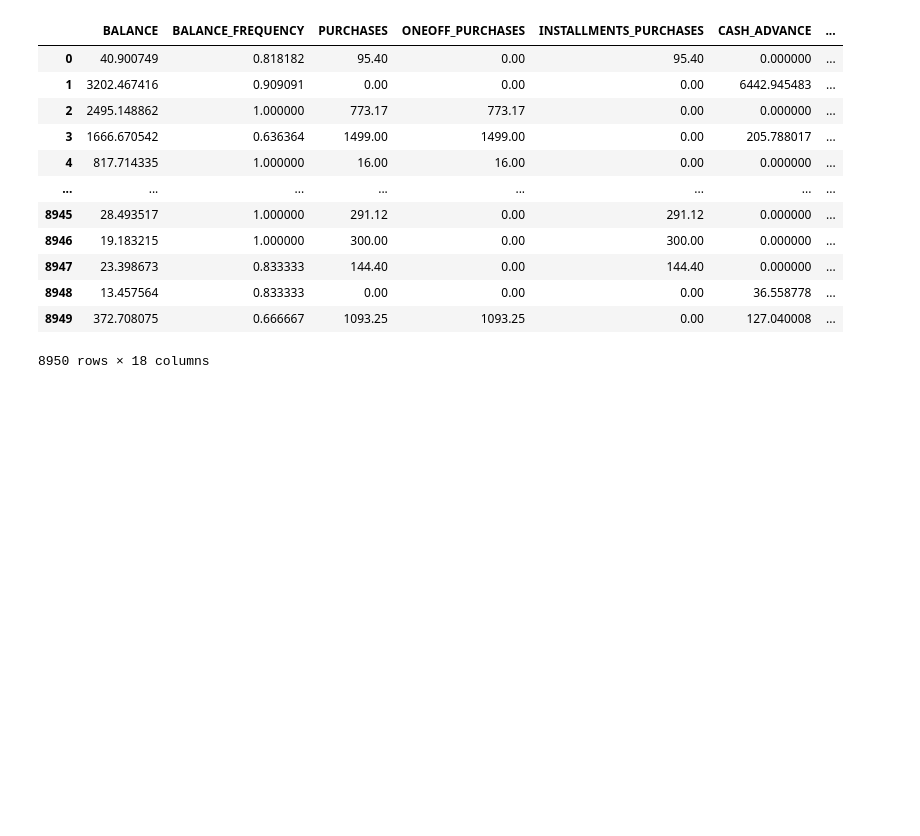
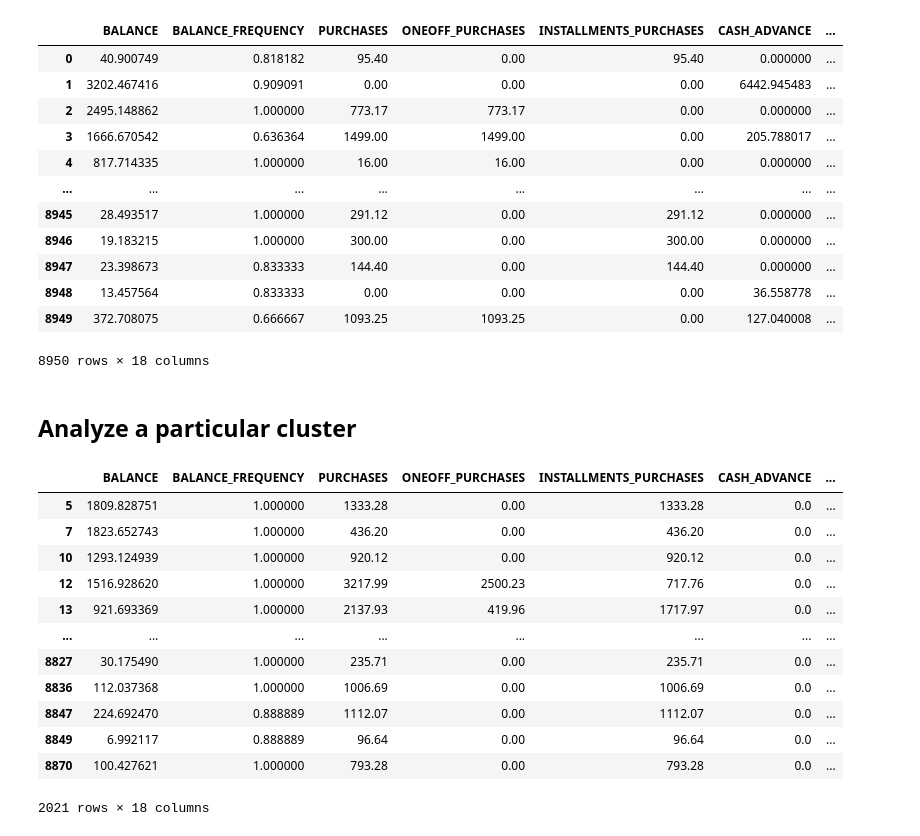
Before and after one commit to Priyo-prog/Artificial-Intelligence-Projects, a Jupyter notebook: AI in Marketing/Marketing_Department.ipynb, the cells around one changed output. Drawn from its saved outputs; the diff is of its cells as text; code cells hidden in the pictures; blank space fills up the shorter version.

```diff
--- a/AI in Marketing/Marketing_Department.ipynb
+++ b/AI in Marketing/Marketing_Department.ipynb
@@ -232,3 +232,22 @@ creditcard_df_clusters
 | 8948 | 13.457564 | 0.833333 | 0.00 | 0.00 | 0.00 | 36.558778 | ... |
 | 8949 | 372.708075 | 0.666667 | 1093.25 | 1093.25 | 0.00 | 127.040008 | ... |
 8950 rows × 18 columns
+# %% [markdown]
+## Analyze a particular cluster
+# %%
+cluster_2 = creditcard_df_clusters[creditcard_df_clusters["Clusters"] == 2]
+cluster_2
+# %% [output]
+|  | BALANCE | BALANCE_FREQUENCY | PURCHASES | ONEOFF_PURCHASES | INSTALLMENTS_PURCHASES | CASH_ADVANCE | ... |
+| 5 | 1809.828751 | 1.000000 | 1333.28 | 0.00 | 1333.28 | 0.0 | ... |
+| 7 | 1823.652743 | 1.000000 | 436.20 | 0.00 | 436.20 | 0.0 | ... |
+| 10 | 1293.124939 | 1.000000 | 920.12 | 0.00 | 920.12 | 0.0 | ... |
+| 12 | 1516.928620 | 1.000000 | 3217.99 | 2500.23 | 717.76 | 0.0 | ... |
+| 13 | 921.693369 | 1.000000 | 2137.93 | 419.96 | 1717.97 | 0.0 | ... |
+| ... | ... | ... | ... | ... | ... | ... | ... |
+| 8827 | 30.175490 | 1.000000 | 235.71 | 0.00 | 235.71 | 0.0 | ... |
+| 8836 | 112.037368 | 1.000000 | 1006.69 | 0.00 | 1006.69 | 0.0 | ... |
+| 8847 | 224.692470 | 0.888889 | 1112.07 | 0.00 | 1112.07 | 0.0 | ... |
+| 8849 | 6.992117 | 0.888889 | 96.64 | 0.00 | 96.64 | 0.0 | ... |
+| 8870 | 100.427621 | 1.000000 | 793.28 | 0.00 | 793.28 | 0.0 | ... |
+2021 rows × 18 columns
```
